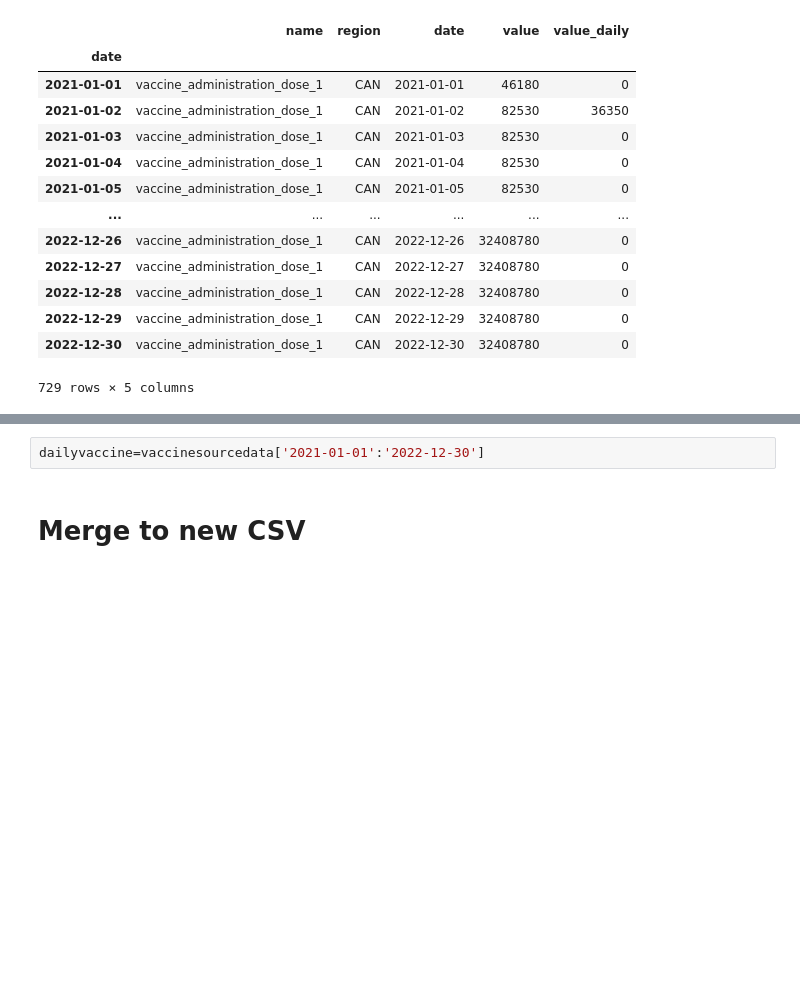
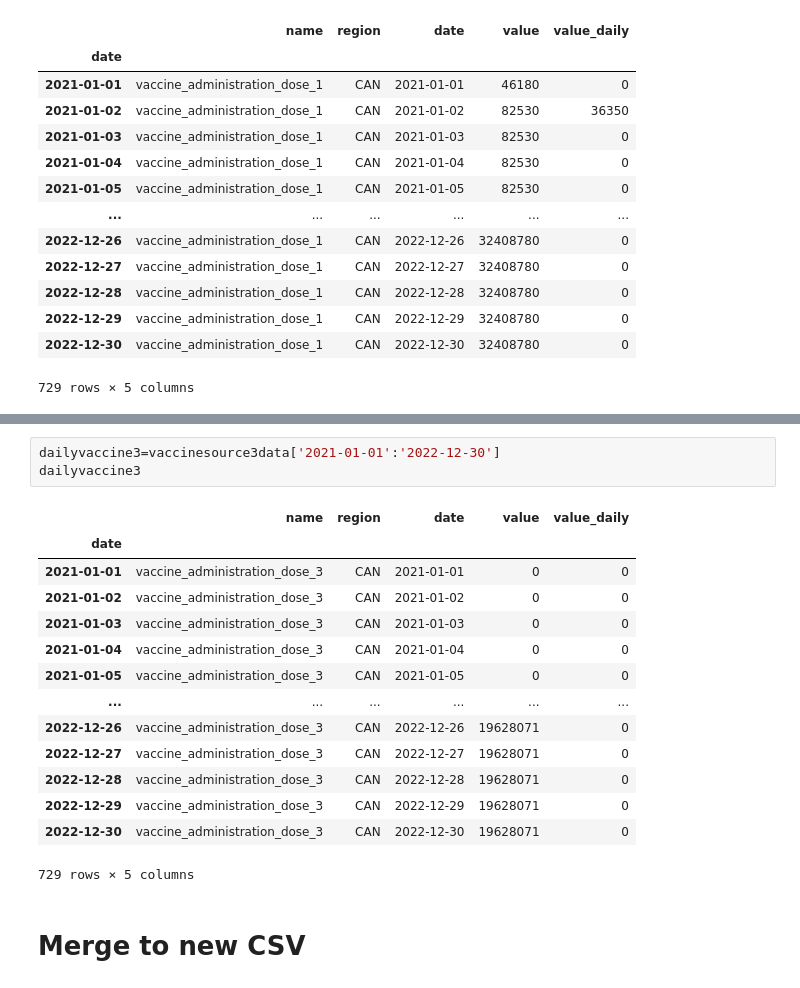
Before and after one commit to Song921012/CognitiveModel.jl, a Jupyter notebook: dataprocess.ipynb, the cells around one changed output, grey strips where cells are left out. Saved outputs shown, nothing was run; the diff lists cells and outputs as text; blank space fills up the shorter version.

```diff
--- a/dataprocess.ipynb
+++ b/dataprocess.ipynb
@@ -163,5 +174,21 @@ dailyvaccine
 # %%
-dailyvaccine=vaccinesourcedata['2021-01-01':'2022-12-30']
+dailyvaccine3=vaccinesource3data['2021-01-01':'2022-12-30']
+dailyvaccine3
+# %% [output]
+|  | name | region | date | value | value_daily |
+| date |  |  |  |  |  |
+| 2021-01-01 | vaccine_administration_dose_3 | CAN | 2021-01-01 | 0 | 0 |
+| 2021-01-02 | vaccine_administration_dose_3 | CAN | 2021-01-02 | 0 | 0 |
+| 2021-01-03 | vaccine_administration_dose_3 | CAN | 2021-01-03 | 0 | 0 |
+| 2021-01-04 | vaccine_administration_dose_3 | CAN | 2021-01-04 | 0 | 0 |
+| 2021-01-05 | vaccine_administration_dose_3 | CAN | 2021-01-05 | 0 | 0 |
+| ... | ... | ... | ... | ... | ... |
+| 2022-12-26 | vaccine_administration_dose_3 | CAN | 2022-12-26 | 19628071 | 0 |
+| 2022-12-27 | vaccine_administration_dose_3 | CAN | 2022-12-27 | 19628071 | 0 |
+| 2022-12-28 | vaccine_administration_dose_3 | CAN | 2022-12-28 | 19628071 | 0 |
+| 2022-12-29 | vaccine_administration_dose_3 | CAN | 2022-12-29 | 19628071 | 0 |
+| 2022-12-30 | vaccine_administration_dose_3 | CAN | 2022-12-30 | 19628071 | 0 |
+729 rows × 5 columns
 # %% [markdown]
 # Merge to new CSV
 # %%
```
Also changed, not shown: parts of 4 cells of this notebook, 14 other files.
